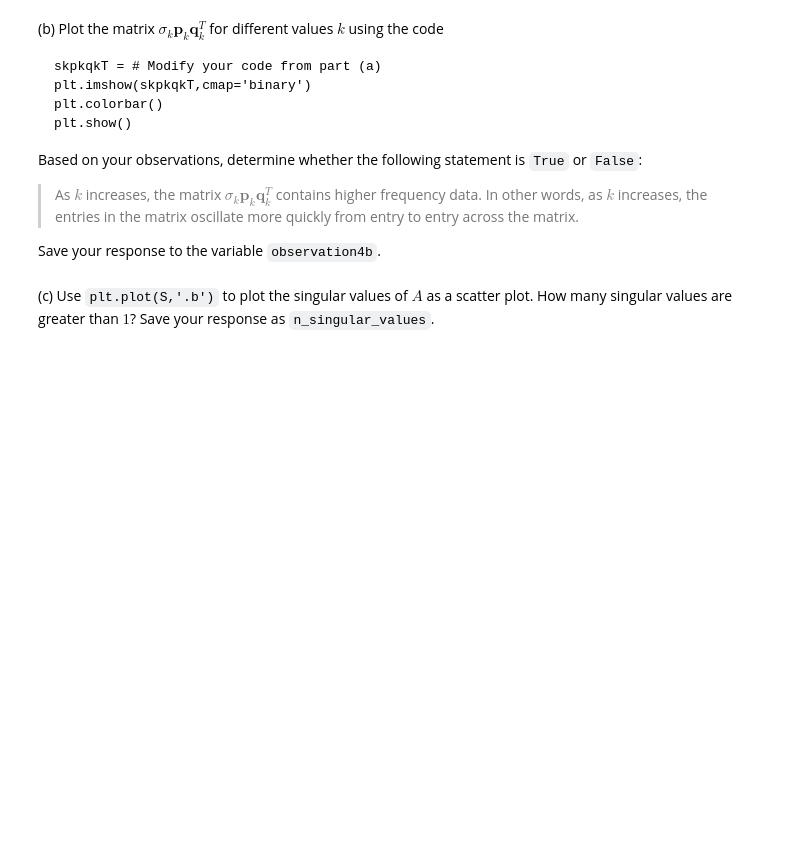
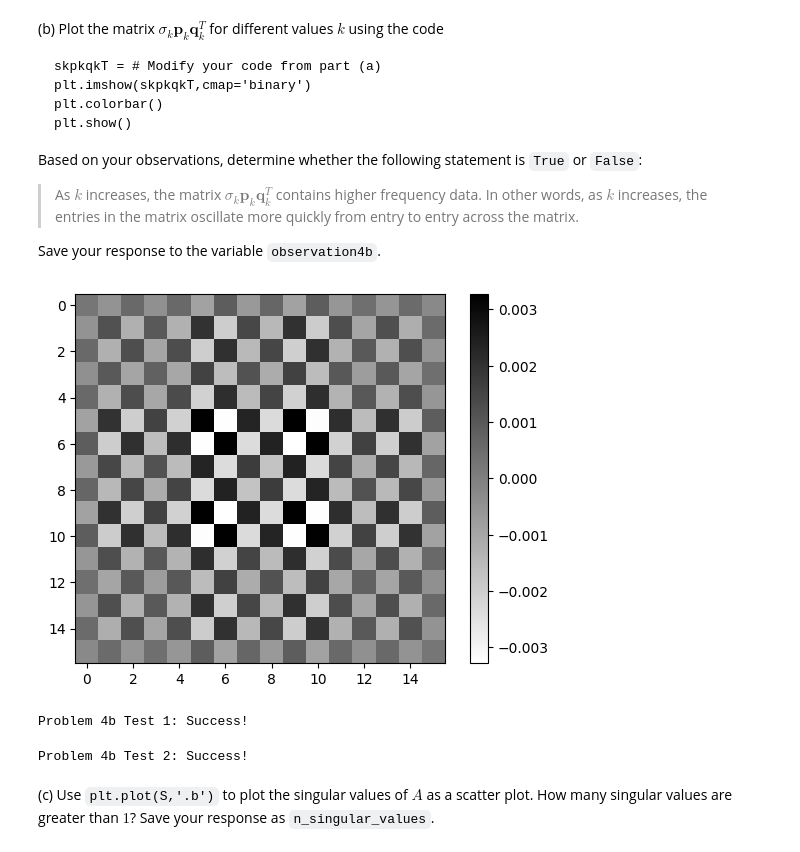
Before and after one commit to ejb1733/MATH307, a Jupyter notebook: assignment3.ipynb, the cells around one changed output. Cells and saved outputs as stored; diff of their text form; code cells hidden in the pictures; blank space fills up the shorter version.

```diff
--- a/assignment3.ipynb
+++ b/assignment3.ipynb
@@ -310,16 +312,31 @@ Based on your observations, determine whether the following statement is `True`
 
 Save your response to the variable `observation4b`.
 # %%
-# YOUR CODE HERE
-observation4b =
+# YOUR CODE
+skpkqkT = []
+
+for k in range(len(S4)):
+    this_k = S4[k] * np.outer(P4[:,k], Q4T[k,:])
+    plt.imshow(this_k,cmap='binary')
+
+plt.colorbar()
+plt.show()
+
+observation4b = False
+# %% [output]
+[figure, added]
 # %%
 "Verify observation4b is defined as True or False (boolean value). (1 mark)"
 assert isinstance(observation4b,bool)
 print("Problem 4b Test 1: Success!")
+# %% [output]
+Problem 4b Test 1: Success!
 # %%
 "Verify observation4b has correct value. This cell contains hidden tests. (1 mark)"
 assert isinstance(observation4b,bool)
 print("Problem 4b Test 2: Success!")
+# %% [output]
+Problem 4b Test 2: Success!
 # %% [markdown]
 (c) Use `plt.plot(S,'.b')` to plot the singular values of $A$ as a scatter plot. How many singular values are greater than $1$? Save your response as `n_singular_values`.
 # %%
```
Also changed, not shown: parts of 8 cells of this notebook.
